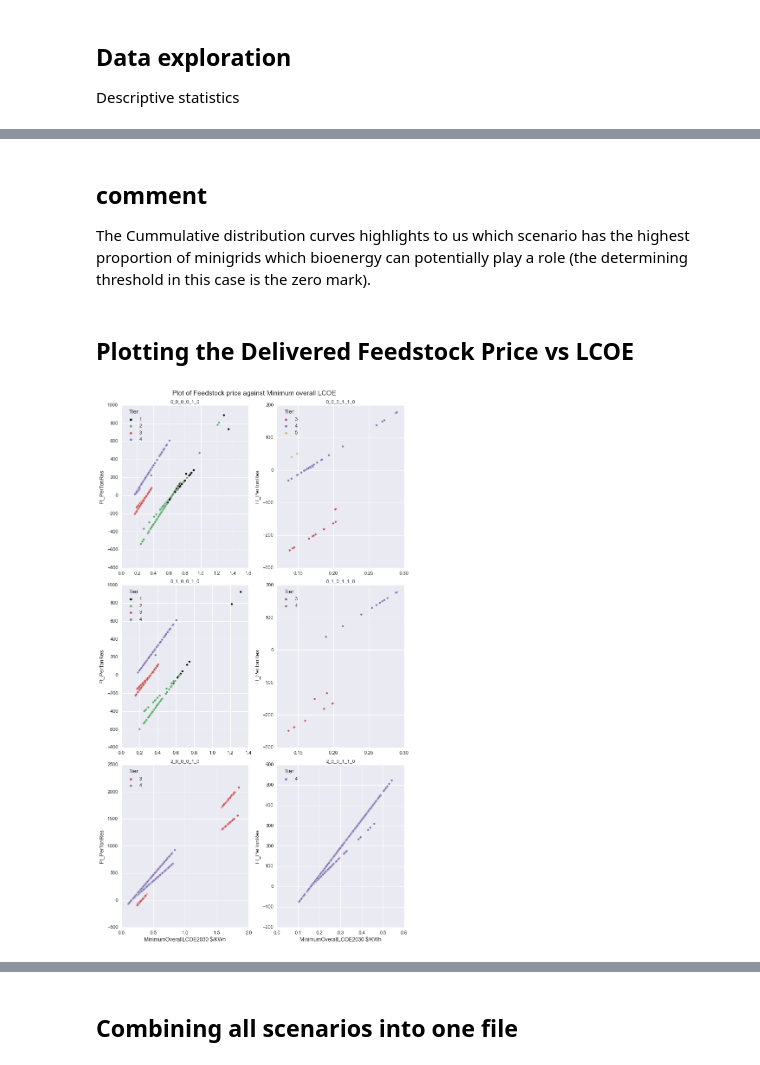
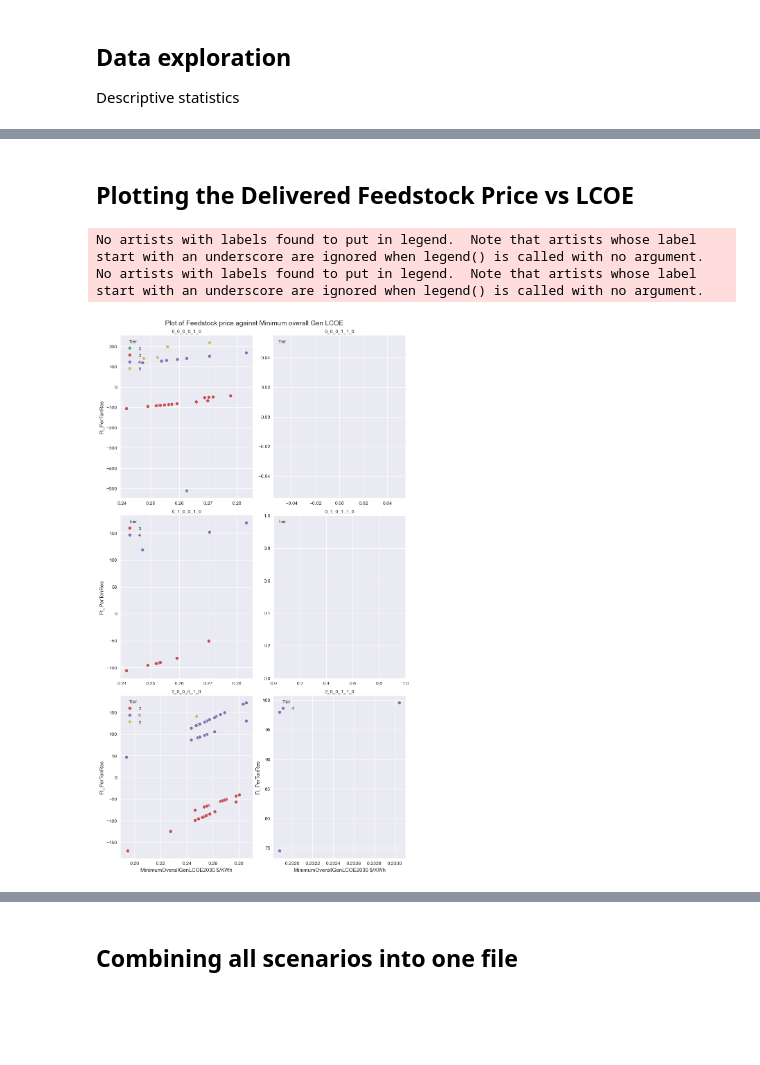
Before and after one commit to GEP-Bioenergy/gep_bio, a Jupyter notebook: GEP_bio_analysis.ipynb, the cells around one changed output, grey strips where cells are left out. Drawn from its saved outputs; the diff is of its cells as text; code cells hidden in the pictures; blank space fills up the shorter version.

```diff
--- a/GEP_bio_analysis.ipynb
+++ b/GEP_bio_analysis.ipynb
@@ -14,7 +14,7 @@ import matplotlib.pyplot as plt
 
 Descriptive statistics
 # %%
-path=os.getcwd()+ '/results'
+path=os.getcwd()+ '/results/scenarios'
 
 for scenario_file in sorted(os.listdir(path)):
 
@@ -24,8 +24,23 @@ for scenario_file in sorted(os.listdir(path)):
 
         file = path + f'/{scenario_file}'
         df = pd.read_csv(file)
+
+        if scenario == 'ng-3-0_0_0_0_1_0-results':
+            scenario = 'BSCU'
+        elif scenario == 'ng-3-0_0_0_1_1_0-results':
+            scenario = 'BSCU-L'
+        elif scenario == 'ng-3-0_1_0_0_1_0-results':
+            scenario = 'Baseline'
+        elif scenario == 'ng-3-0_1_0_1_1_0-results':
+            scenario = 'Baseline-L'
+        elif scenario == 'ng-3-2_0_0_0_1_0-results':
+            scenario = 'HDSCU'
+        elif scenario == 'ng-3-2_0_0_1_1_0-results':
+            scenario = 'HDSCU-L'
+
         print(scenario)
 
 
-        print(df[["Ft_PerTonRes","MinimumOverallLCOE2030","TotalEnergyPerCell","Pop2030"]].describe())
+        print(df[["Ft_PerTonRes","MinimumOverallGenLCOE2030","TotalEnergyPerCell"]].describe())
+        print(f'{df[["MinimumOverall2030"]].value_counts()} \n')
 # %% [output]
@@ -165,6 +64,3 @@ plt.show()
-# %% [markdown]
-## comment
-The Cummulative distribution curves highlights to us which scenario has the highest proportion of minigrids which bioenergy can potentially play a role (the determining threshold in this case is the zero mark).
 # %% [markdown]
 ## Plotting the Delivered Feedstock Price vs LCOE
 # %%
@@ -180,37 +76,39 @@ for scenario_file in sorted(os.listdir(path)):
 
         scenario = scenario_file.split('.')[0]
         file = path + f'/{scenario_file}'
         df = pd.read_csv(file)
 
         if count%2 == 0:
-            sns.scatterplot(x='MinimumOverallLCOE2030',y='Ft_PerTonRes', hue = 'Tier', ax = axis[count//2,0], data=df, palette=palette)
+            sns.scatterplot(x='MinimumOverallGenLCOE2030',y='Ft_PerTonRes', hue = 'Tier', ax = axis[count//2,0], data=df, palette=palette)
             axis[count//2,0].set_title(scenario.split('-')[2], fontsize=10)
             axis[count//2,0].legend(title='Tier',loc='upper left')
             axis[count//2,0].set(xlabel=None)
 
         elif count == 3:
-            sns.scatterplot(x='MinimumOverallLCOE2030',y='Ft_PerTonRes',  hue = 'Tier', ax = axis[1, 1],data=df, palette=palette)
+            sns.scatterplot(x='MinimumOverallGenLCOE2030',y='Ft_PerTonRes',  hue = 'Tier', ax = axis[1, 1],data=df, palette=palette)
             axis[1, 1].set_title(scenario.split('-')[2], fontsize=10)
             axis[1, 1].legend(title='Tier',loc='upper left')
             axis[1, 1].set(xlabel=None)
 
         elif count == 5:
-            sns.scatterplot(x='MinimumOverallLCOE2030',y='Ft_PerTonRes', hue = 'Tier', ax = axis[2, 1], data=df, palette=palette)
+            sns.scatterplot(x='MinimumOverallGenLCOE2030',y='Ft_PerTonRes', hue = 'Tier', ax = axis[2, 1], data=df, palette=palette)
             axis[2, 1].set_title(scenario.split('-')[2], fontsize=10)
             axis[2, 1].legend(title='Tier',loc='upper left')
             axis[2, 1].set(xlabel=None)
 
         else:
-            sns.scatterplot(x='MinimumOverallLCOE2030',y='Ft_PerTonRes', hue='Tier', ax = axis[(count%2)-1, 1], data=df, palette=palette)
+            sns.scatterplot(x='MinimumOverallGenLCOE2030',y='Ft_PerTonRes', ax = axis[(count%2)-1, 1], data=df)
             axis[(count%2)-1, 1].set_title(scenario.split('-')[2], fontsize=10)
             axis[(count%2)-1, 1].legend(title='Tier',loc='upper left')
             axis[(count%2)-1, 1].set(xlabel=None)
 
         count+=1
 
-figure.suptitle('Plot of Feedstock price against Minimum overall LCOE', fontsize=14)
-plt.setp(axis[-1, :], xlabel='MinimumOverallLCOE2030 $/KWh')
+figure.suptitle('Plot of Feedstock price against Minimum overall Gen LCOE', fontsize=14)
+plt.setp(axis[-1, :], xlabel='MinimumOverallGenLCOE2030 $/KWh')
 plt.setp(axis[:, 0], ylabel='Ft_PerTonRes')
 plt.show()
 # %% [output]
+No artists with labels found to put in legend.  Note that artists whose label start with an underscore are ignored when legend() is called with no argument.
+No artists with labels found to put in legend.  Note that artists whose label start with an underscore are ignored when legend() is called with no argument.
-[figure, old version]
+[figure, new version]
```
Also changed, not shown: parts of 65 cells of this notebook, 4 other files.
